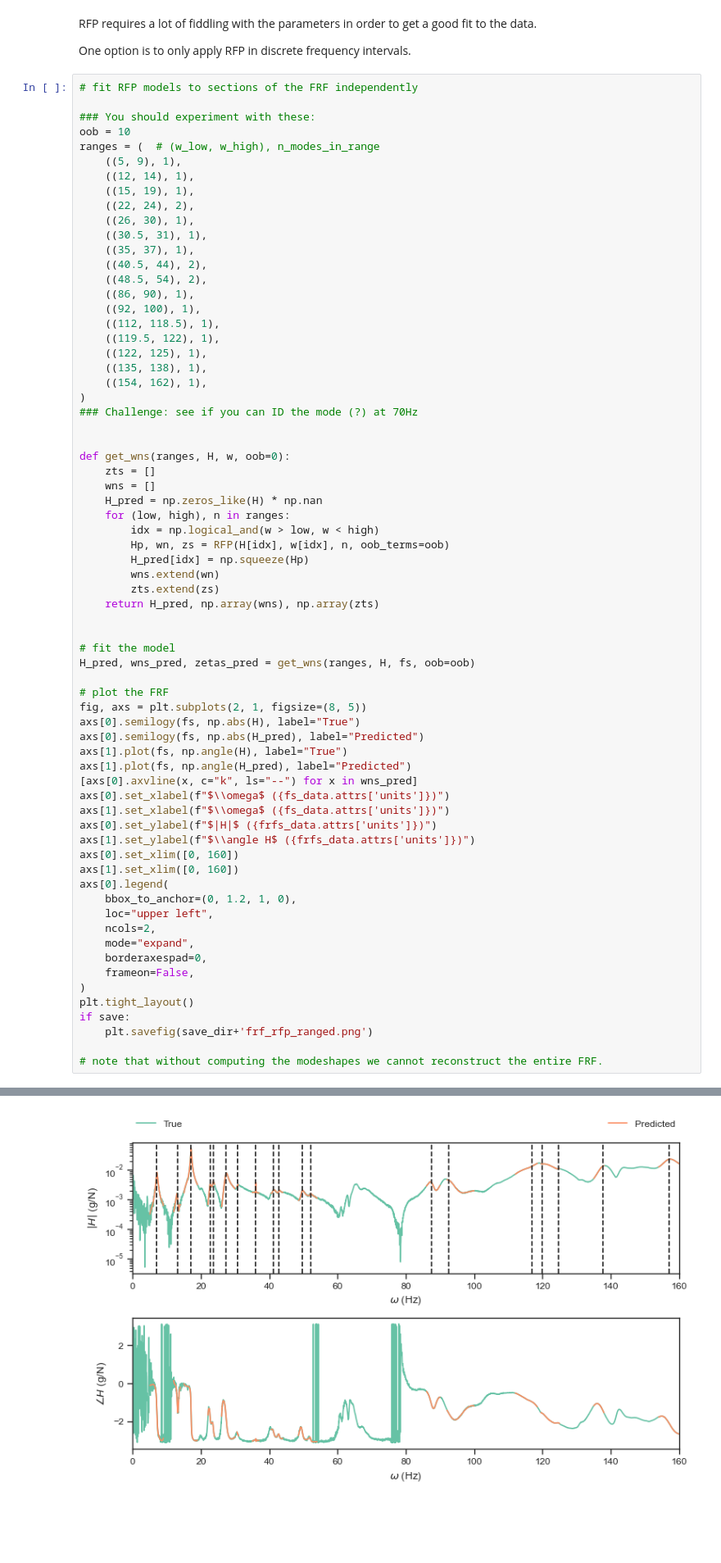
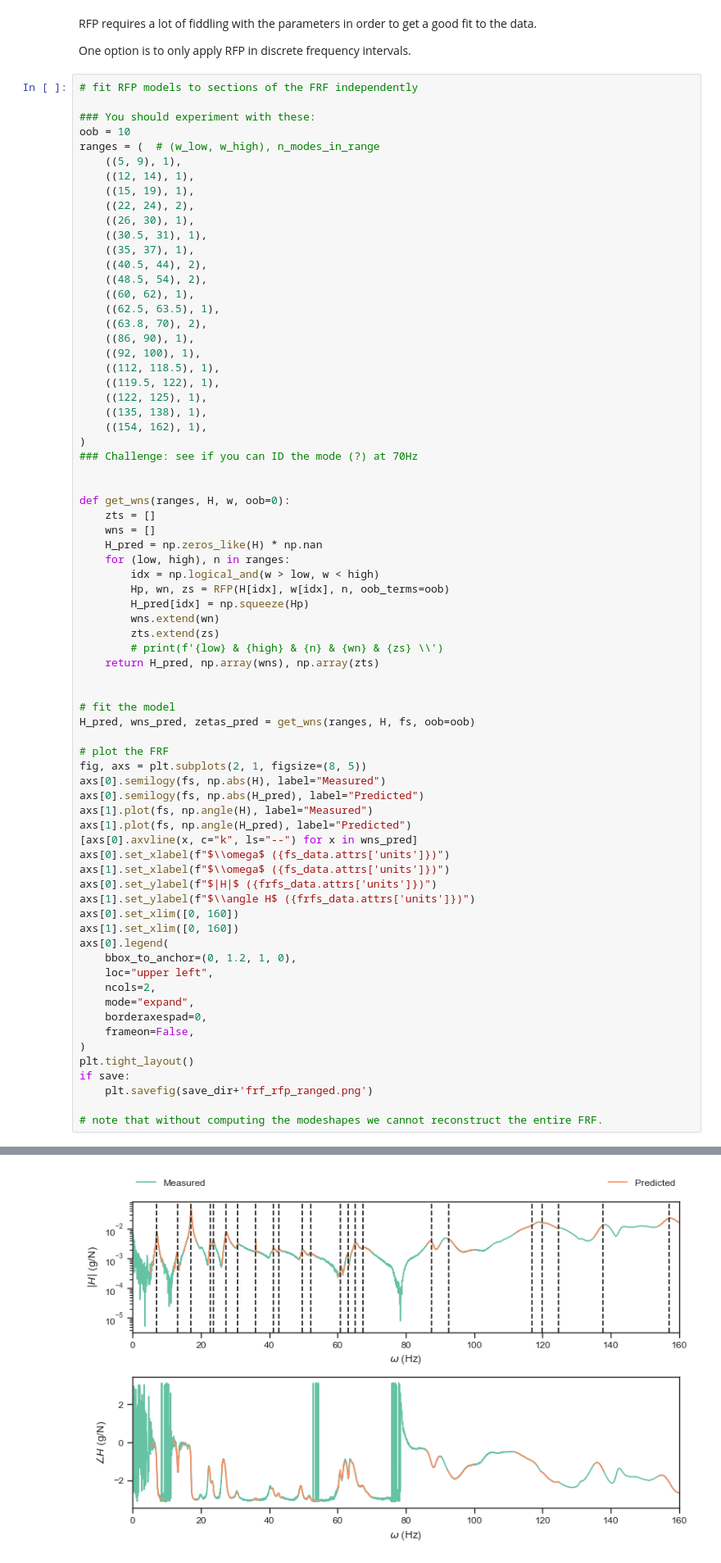
Before and after one commit to MDCHAMP/hawk-data, a Jupyter notebook: examples/system_ID.ipynb, the cells around one changed output, grey strips where cells are left out. Shown: that part at 82% size. Drawn from its saved outputs; the diff is of its cells as text; blank space fills up the shorter version.

```diff
--- a/examples/system_ID.ipynb
+++ b/examples/system_ID.ipynb
@@ -157,6 +171,9 @@ ranges = (  # (w_low, w_high), n_modes_in_range
     ((35, 37), 1),
     ((40.5, 44), 2),
     ((48.5, 54), 2),
+    ((60, 62), 1),
+    ((62.5, 63.5), 1),
+    ((63.8, 70), 2),
     ((86, 90), 1),
     ((92, 100), 1),
     ((112, 118.5), 1),
@@ -178,6 +195,7 @@ def get_wns(ranges, H, w, oob=0):
         H_pred[idx] = np.squeeze(Hp)
         wns.extend(wn)
         zts.extend(zs)
+        # print(f'{low} & {high} & {n} & {wn} & {zs} \\')
     return H_pred, np.array(wns), np.array(zts)
 
 
@@ -186,9 +204,9 @@ H_pred, wns_pred, zetas_pred = get_wns(ranges, H, fs, oob=oob)
 
 # plot the FRF
 fig, axs = plt.subplots(2, 1, figsize=(8, 5))
-axs[0].semilogy(fs, np.abs(H), label="True")
+axs[0].semilogy(fs, np.abs(H), label="Measured")
 axs[0].semilogy(fs, np.abs(H_pred), label="Predicted")
-axs[1].plot(fs, np.angle(H), label="True")
+axs[1].plot(fs, np.angle(H), label="Measured")
 axs[1].plot(fs, np.angle(H_pred), label="Predicted")
 [axs[0].axvline(x, c="k", ls="--") for x in wns_pred]
 axs[0].set_xlabel(f"$\\omega$ ({fs_data.attrs['units']})")
@@ -214,4 +251,4 @@ if save:
-[figure, old version]
+[figure, new version]
 # %% [markdown]
 RFP can do well for a couple of well-seperated peaks. However getting a more comprehensive model is tricky.
 
```
Also changed, not shown: parts of 6 cells of this notebook, 2 other files.
